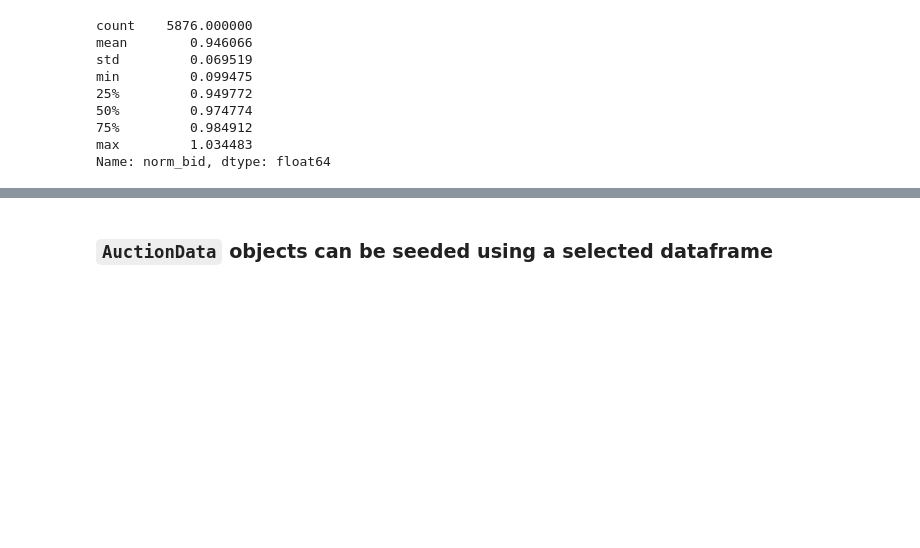
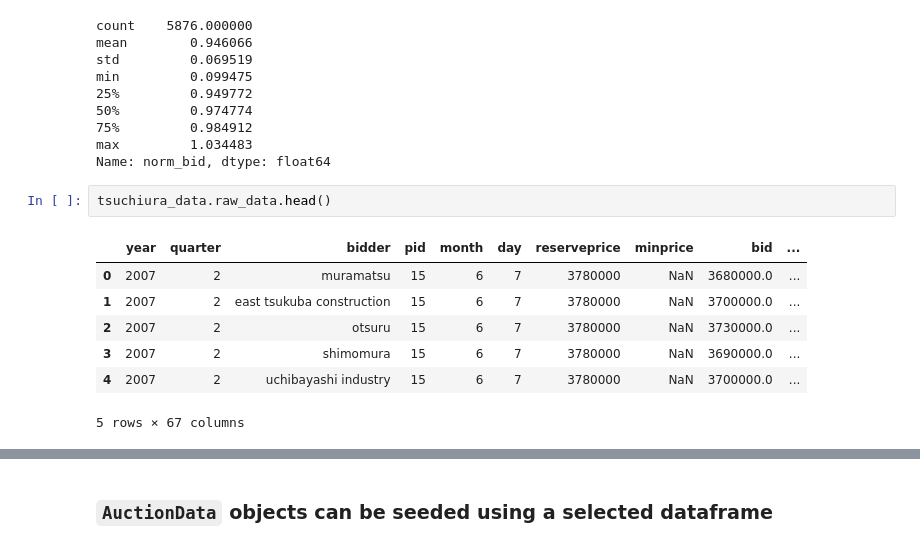
Before and after one commit to sylvaingchassang/missing_bids, a Jupyter notebook: notebooks/example_tsuchiura.ipynb, the cells around one changed output, grey strips where cells are left out. Drawn from its saved outputs; the diff is of its cells as text; blank space fills up the shorter version.

```diff
--- a/notebooks/example_tsuchiura.ipynb
+++ b/notebooks/example_tsuchiura.ipynb
@@ -35,3 +35,13 @@ min         0.099475
 75%         0.984912
 max         1.034483
 Name: norm_bid, dtype: float64
+# %%
+tsuchiura_data.raw_data.head()
+# %% [output]
+|  | year | quarter | bidder | pid | month | day | reserveprice | minprice | bid | ... |
+| 0 | 2007 | 2 | muramatsu | 15 | 6 | 7 | 3780000 | NaN | 3680000.0 | ... |
+| 1 | 2007 | 2 | east tsukuba construction | 15 | 6 | 7 | 3780000 | NaN | 3700000.0 | ... |
+| 2 | 2007 | 2 | otsuru | 15 | 6 | 7 | 3780000 | NaN | 3730000.0 | ... |
+| 3 | 2007 | 2 | shimomura | 15 | 6 | 7 | 3780000 | NaN | 3690000.0 | ... |
+| 4 | 2007 | 2 | uchibayashi industry | 15 | 6 | 7 | 3780000 | NaN | 3700000.0 | ... |
+5 rows × 67 columns
```
Also changed, not shown: parts of 12 cells of this notebook.
